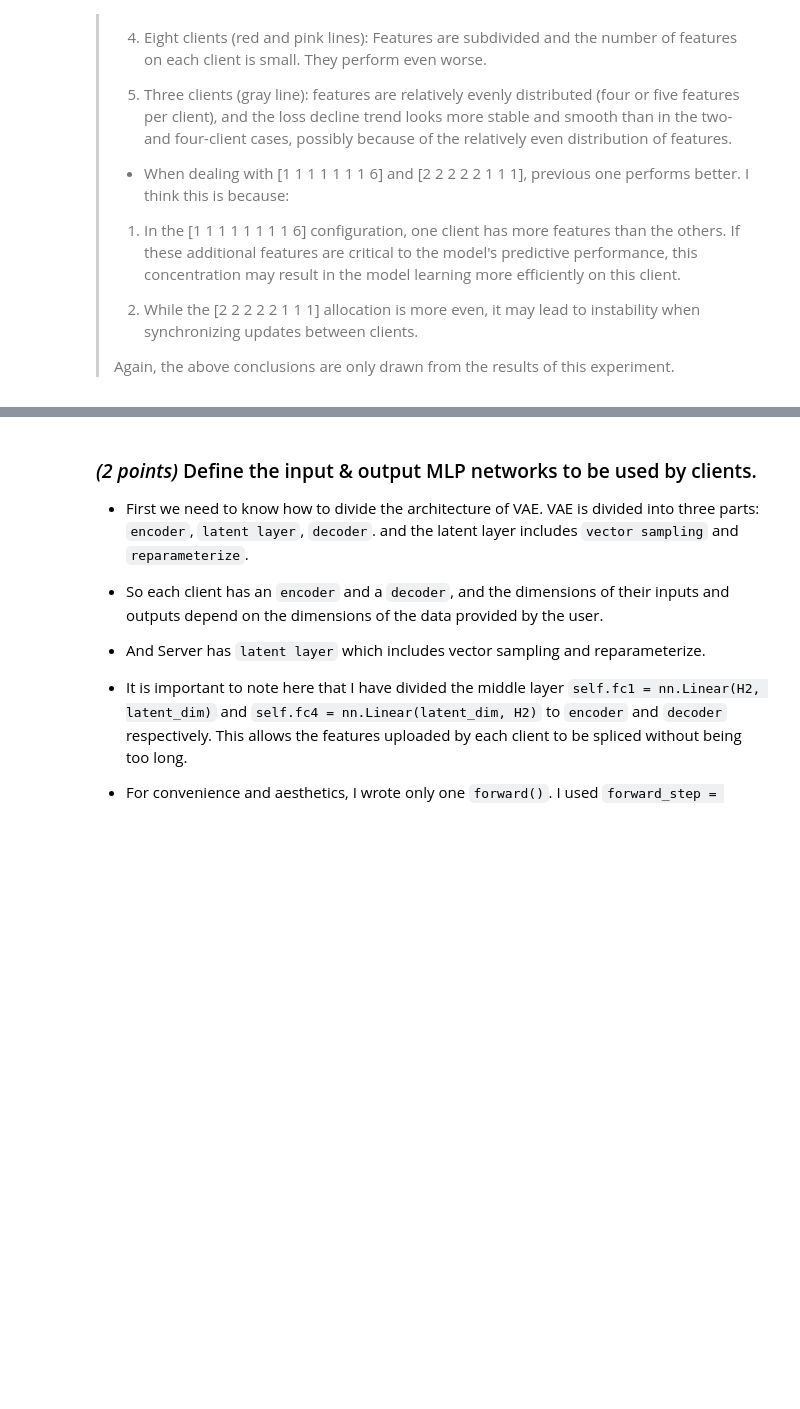
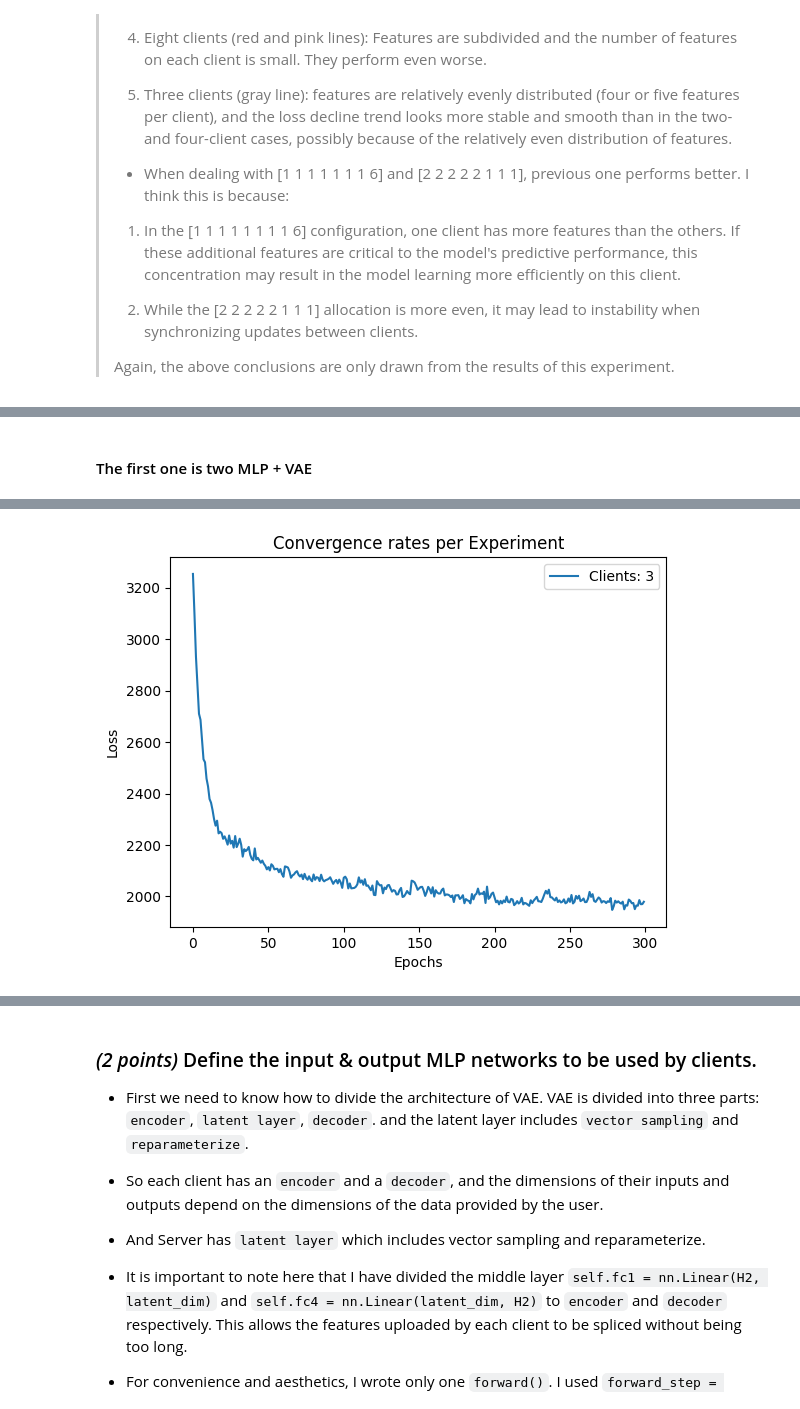
Before and after one commit to Sosekie/DDLS_Assignment, a Jupyter notebook: lab/Chenrui_hw-vfl.ipynb, the cells around one changed output, grey strips where cells are left out. Saved outputs shown, nothing was run; the diff lists cells and outputs as text; code cells hidden in the pictures; blank space fills up the shorter version.

```diff
--- a/lab/Chenrui_hw-vfl.ipynb
+++ b/lab/Chenrui_hw-vfl.ipynb
@@ -397,8 +384,34 @@ Scoring:
+# %% [markdown]
+#### The first one is two MLP + VAE
 # %%
 from torch import nn, optim
 import torch
 import torch.nn.functional as F
 from torch.autograd import Variable
+from pathlib import Path
 import pandas as pd
 import numpy as np
-import matplotlib.pyplot as plt
+from sklearn.metrics import accuracy_score
+from sklearn.model_selection import train_test_split
+from sklearn.preprocessing import StandardScaler
+from centralized import HeartDiseaseNN as EvaluatorModel
+
+torch.manual_seed(42)
+np.random.seed(42)
+
+class MLP_BottomModel(nn.Module):
+    def __init__(self, in_channel, out_channel):
+        super(MLP_BottomModel, self).__init__()
+        self.bottom_channel = out_channel
+        self.linear1 = nn.Linear(in_channel, out_channel)
+        self.lin_bn1 = nn.BatchNorm1d(num_features=out_channel)
+        self.linear2 = nn.Linear(out_channel, out_channel)
+        self.lin_bn2 = nn.BatchNorm1d(num_features=out_channel)
+        self.dropout = nn.Dropout(0.2)
+        self.relu = nn.LeakyReLU()
+
+    def forward(self, x):
+        x = self.relu(self.lin_bn1(self.linear1(x)))
+        x = self.relu(self.lin_bn2(self.linear2(x)))
+        x = self.dropout(x)
+        return x
@@ -404,0 +616,8 @@ import matplotlib.pyplot as plt
+# %%
+real_data = data_process()
+num_clients = 3
+client_feature_names = data_split(real_data, num_clients)
+in_bottom_model, out_bottom_model = model_initial(client_feature_names)
+loss = [TwoMLP_VAE(in_bottom_model, out_bottom_model, client_feature_names, real_data, num_clients)]
+loss_visualize_2MLP_VAE(loss, num_clients)
+# %% [output]
@@ -404,0 +641 @@ import matplotlib.pyplot as plt
+[figure, added]
```
Also changed, not shown: parts of 7 cells of this notebook, 2 other files.
